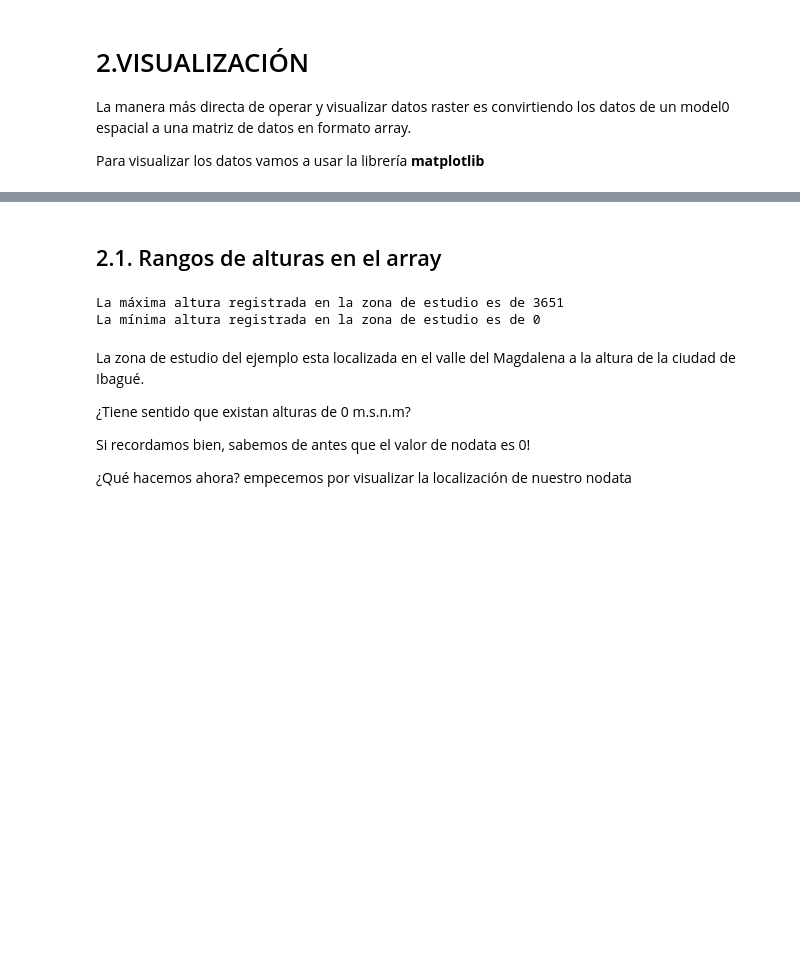
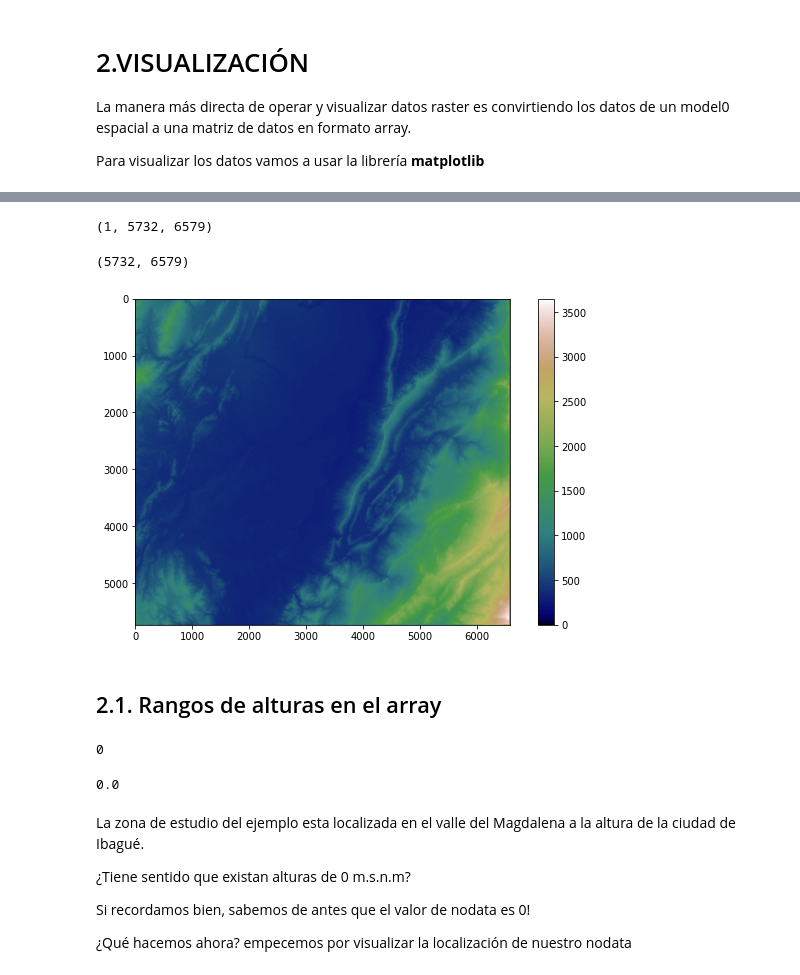
Before and after one commit to NatBarbosa/CCG2021_Python-para-geolog-s, a Jupyter notebook: 2_Morfometria.ipynb, the cells around one changed output, grey strips where cells are left out. Saved outputs shown, nothing was run; the diff lists cells and outputs as text; code cells hidden in the pictures; blank space fills up the shorter version.

```diff
--- a/2_Morfometria.ipynb
+++ b/2_Morfometria.ipynb
@@ -80,6 +101,4 @@ print(os.listdir(cwd))
 # %%
 #Crear la ruta al DEM
-dem_path = os.path.join(cwd, '')
-
-#abrir el archivo con rasterio
-dem_open = rasterio.open(dem_path)
+dem_path = os.path.join(cwd, 'AP_20744_FBS_F0060_RT1.dem.tif')
+print(dem_path)
@@ -161,3 +241,5 @@ Para visualizar los datos vamos a usar la librería **matplotlib**
 from matplotlib import pyplot as plt
 # %%
 # leer el raster como un array de numpy
+dem_array = dem_open.read()
+print(dem_array)
@@ -164,20 +254,32 @@ from matplotlib import pyplot as plt
 # %%
 #Como se ve un array de numpy?
-
-
-#Cuales son las dimensiones del array?
+dem_array.shape
+# %% [output]
+(1, 5732, 6579)
 # %%
 #Vamos a convertir este array de 3 dimensiones en 2
+dem_array = dem_array.reshape(dem_array.shape[1], dem_array.shape[2])
+print(dem_array.shape)
+# %% [output]
+(5732, 6579)
 # %%
 #Plotear el array con Matplotlib
+plt.figure(figsize=(10,6))
+plt.imshow(dem_array, cmap='gist_earth')
+plt.colorbar()
+plt.show()
+# %% [output]
+[figure, added]
 # %% [markdown]
 ## 2.1. Rangos de alturas en el array
-# %%
-print('La máxima altura registrada en la zona de estudio es de ' + str(np.max(dem_array)))
-print('La mínima altura registrada en la zona de estudio es de ' + str(np.min(dem_array)))
-# %% [output]
-La máxima altura registrada en la zona de estudio es de 3651
-La mínima altura registrada en la zona de estudio es de 0
+# %%
+np.min(dem_array)
+# %% [output]
+0
+# %%
+dem_open.nodata
+# %% [output]
+0.0
 # %% [markdown]
 La zona de estudio del ejemplo esta localizada en el valle del Magdalena a la altura de la ciudad de Ibagué.
 
```
Also changed, not shown: parts of 47 cells of this notebook.
